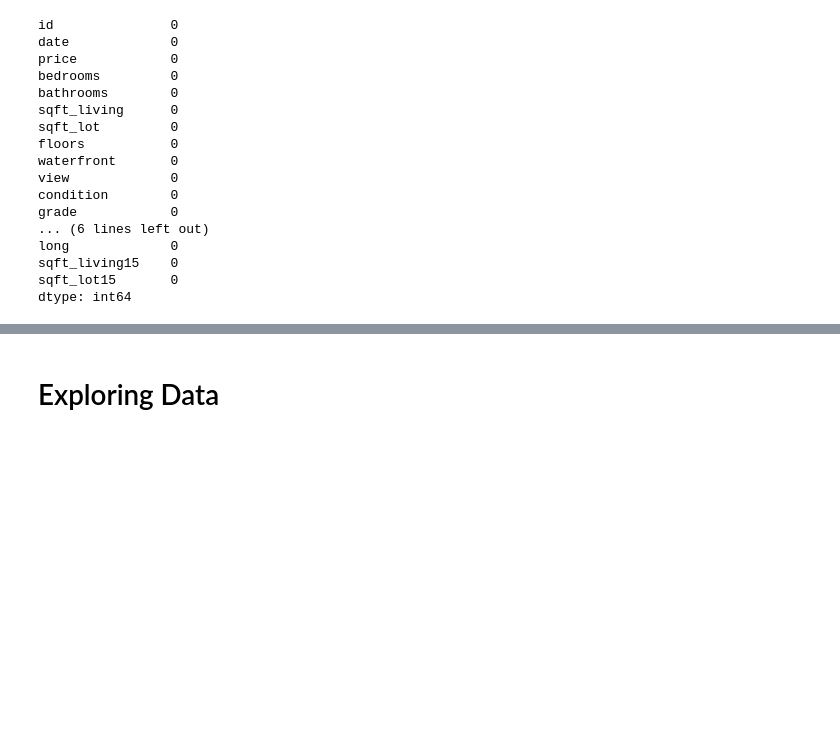
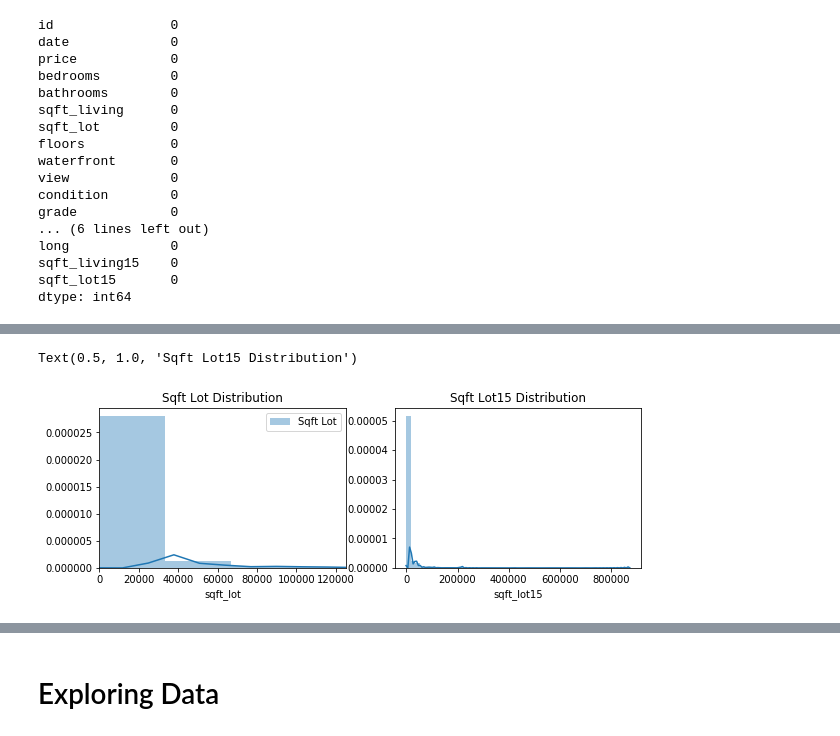
Before and after one commit to gabertooth/dsc-1-final-project-online-ds-pt-021119, a Jupyter notebook: student.ipynb, the cells around one changed output, grey strips where cells are left out. Saved outputs shown, nothing was run; the diff lists cells and outputs as text; code cells hidden in the pictures; blank space fills up the shorter version.

```diff
--- a/student.ipynb
+++ b/student.ipynb
@@ -162,0 +428,13 @@ dtype: int64
+# %%
+plt.figure(figsize=(15,10))
+plt.subplot(334)
+sns.distplot(df_num.sqft_lot, label='Sqft Lot')
+plt.title('Sqft Lot Distribution')
+plt.xlim(0,125000)
+plt.legend()
+plt.subplot(335)
+sns.distplot(df_num.sqft_lot15, label='Sqft Lot15')
+plt.title('Sqft Lot15 Distribution')
+# %% [output]
+Text(0.5, 1.0, 'Sqft Lot15 Distribution')
+[figure, added]
```
Also changed, not shown: parts of 126 cells of this notebook, 1 other file.
